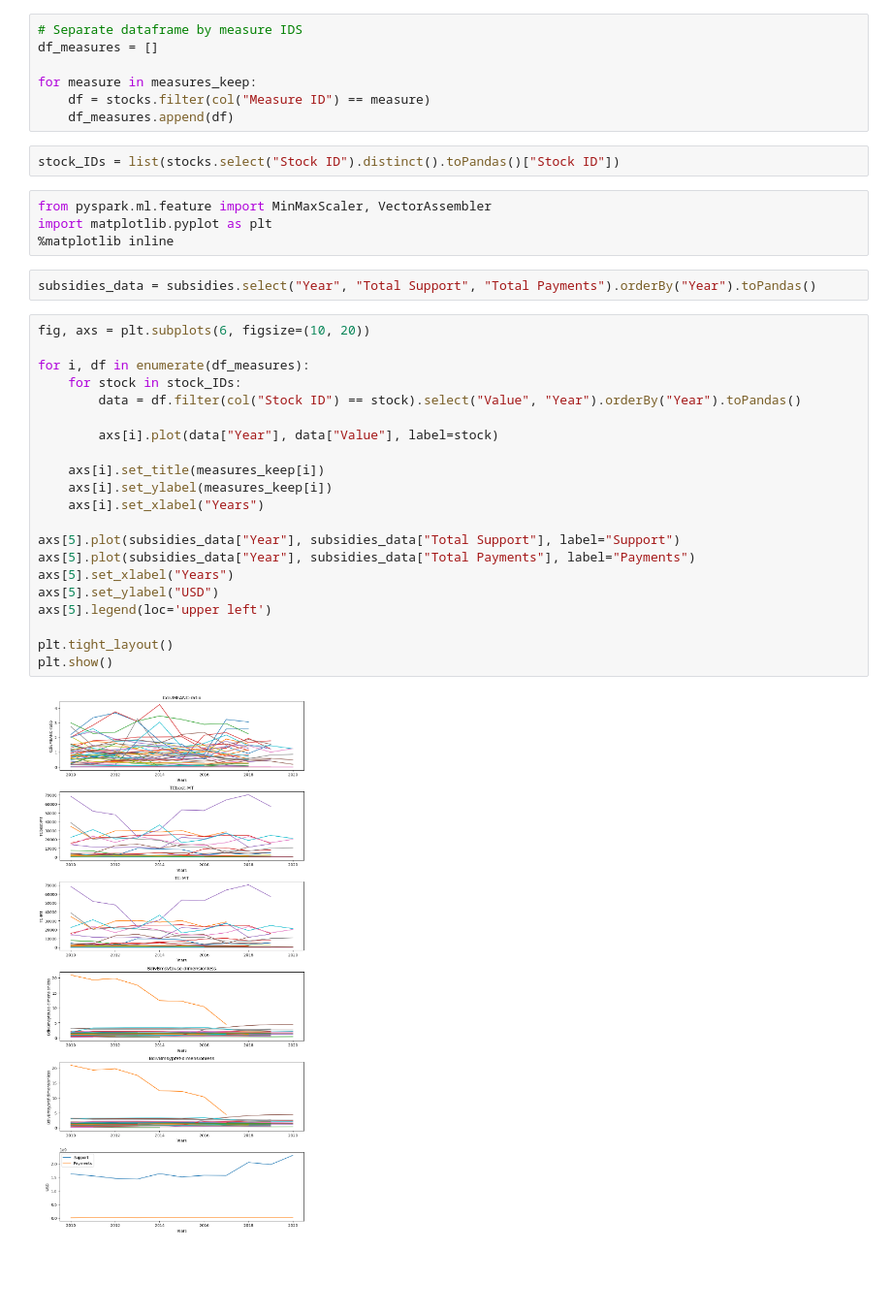
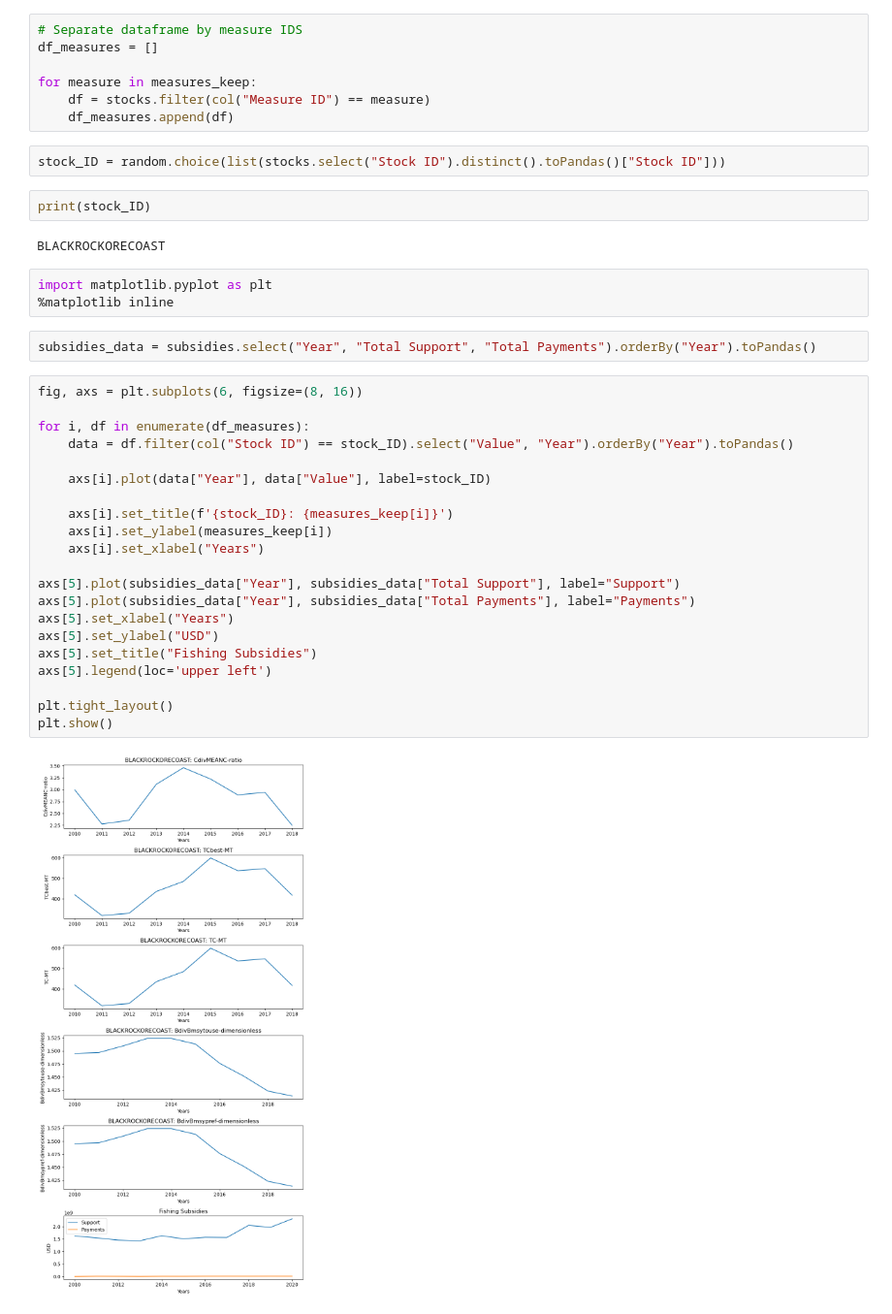
Before and after one commit to Big-Data-CS-GY6513/extract, a Jupyter notebook: EDA_subsidies_stock.ipynb, the cells around one changed output. Shown at 97% size. Drawn from its saved outputs; the diff is of its cells as text; blank space fills up the shorter version.

Commit message:
Upload EDA on subsidies vs stock

```diff
--- a/EDA_subsidies_stock.ipynb
+++ b/EDA_subsidies_stock.ipynb
@@ -195,33 +196,36 @@ for measure in measures_keep:
     df = stocks.filter(col("Measure ID") == measure)
     df_measures.append(df)
 # %%
-stock_IDs = list(stocks.select("Stock ID").distinct().toPandas()["Stock ID"])
+stock_ID = random.choice(list(stocks.select("Stock ID").distinct().toPandas()["Stock ID"]))
+# %%
+print(stock_ID)
+# %% [output]
+BLACKROCKORECOAST
 # %%
-from pyspark.ml.feature import MinMaxScaler, VectorAssembler
 import matplotlib.pyplot as plt
 %matplotlib inline
 # %%
 subsidies_data = subsidies.select("Year", "Total Support", "Total Payments").orderBy("Year").toPandas()
 # %%
-fig, axs = plt.subplots(6, figsize=(10, 20))
+fig, axs = plt.subplots(6, figsize=(8, 16))
 
 for i, df in enumerate(df_measures):
-    for stock in stock_IDs:
-        data = df.filter(col("Stock ID") == stock).select("Value", "Year").orderBy("Year").toPandas()
+    data = df.filter(col("Stock ID") == stock_ID).select("Value", "Year").orderBy("Year").toPandas()
 
-        axs[i].plot(data["Year"], data["Value"], label=stock)
+    axs[i].plot(data["Year"], data["Value"], label=stock_ID)
 
-    axs[i].set_title(measures_keep[i])
+    axs[i].set_title(f'{stock_ID}: {measures_keep[i]}')
     axs[i].set_ylabel(measures_keep[i])
     axs[i].set_xlabel("Years")
 
 axs[5].plot(subsidies_data["Year"], subsidies_data["Total Support"], label="Support")
 axs[5].plot(subsidies_data["Year"], subsidies_data["Total Payments"], label="Payments")
 axs[5].set_xlabel("Years")
 axs[5].set_ylabel("USD")
+axs[5].set_title("Fishing Subsidies")
 axs[5].legend(loc='upper left')
 
 plt.tight_layout()
 plt.show()
 # %% [output]
-[figure, old version]
+[figure, new version]
```
Also changed, not shown: parts of 4 cells of this notebook.
